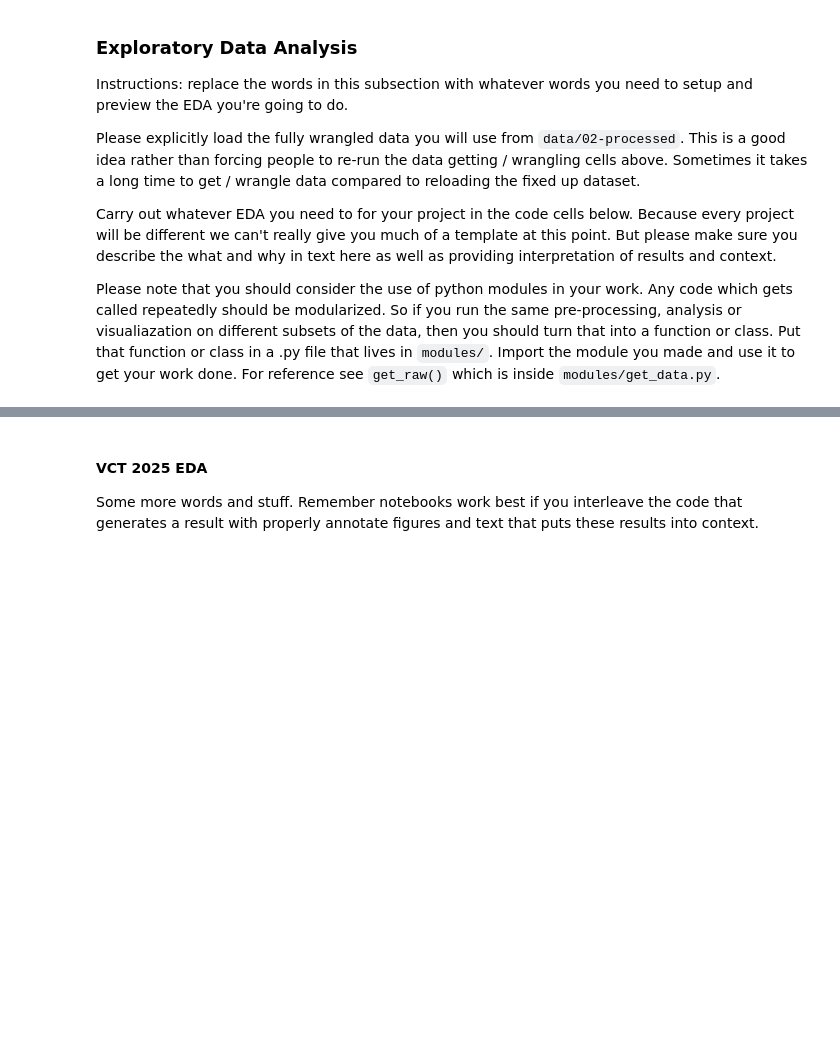
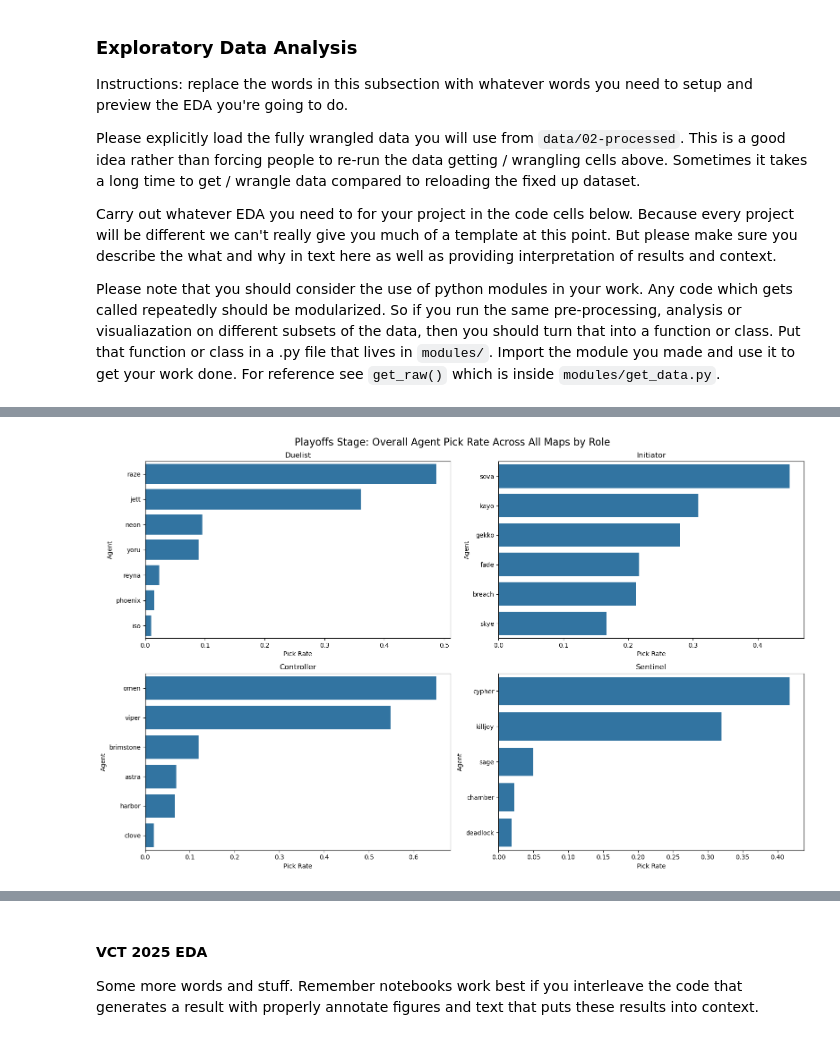
Before and after one commit to keil4ni/vct-2024-analysis, a Jupyter notebook: 02-EDACheckpoint.ipynb, the cells around one changed output, grey strips where cells are left out. Saved outputs shown, nothing was run; the diff lists cells and outputs as text; code cells hidden in the pictures; blank space fills up the shorter version.

```diff
--- a/02-EDACheckpoint.ipynb
+++ b/02-EDACheckpoint.ipynb
@@ -790,0 +1671,4 @@ team_region_map = {
+# %%
+# map roles to agents
+playoffs_overall_agents_pick['Agent Role'] = playoffs_overall_agents_pick['Agent'].map(role_mapping)
+playoffs_overall_agents_pick.head()
@@ -790,0 +1682,55 @@ team_region_map = {
+# %%
+# filter so it's easier to plot by role
+duelist_picks = playoffs_overall_agents_pick[playoffs_overall_agents_pick['Agent Role'] == 'duelist']
+initiator_picks = playoffs_overall_agents_pick[playoffs_overall_agents_pick['Agent Role'] == 'initiator']
+controller_picks = playoffs_overall_agents_pick[playoffs_overall_agents_pick['Agent Role'] == 'controller']
+sentinel_picks = playoffs_overall_agents_pick[playoffs_overall_agents_pick['Agent Role'] == 'sentinel']
+# %%
+# create bar plots comparing agents & their respective pick rates, separated by their role
+fig, axes = plt.subplots(2, 2, figsize = (16, 10))
+
+# duelist
+sns.barplot(
+    data = duelist_picks.sort_values("Pick Rate", ascending = False),
+    x = "Pick Rate",
+    y = "Agent",
+    errorbar = None,
+    ax = axes[0, 0]
+)
+axes[0, 0].set_title("Duelist")
+
+# initiator
+sns.barplot(
+    data = initiator_picks.sort_values("Pick Rate", ascending = False),
+    x = "Pick Rate",
+    y = "Agent",
+    errorbar = None,
+    ax = axes[0, 1]
+)
+axes[0, 1].set_title("Initiator")
+
+# controller
+sns.barplot(
+    data = controller_picks.sort_values("Pick Rate", ascending = False),
+    x = "Pick Rate",
+    y = "Agent",
+    errorbar = None,
+    ax = axes[1, 0]
+)
+axes[1, 0].set_title("Controller")
+
+# sentinel
+sns.barplot(
+    data = sentinel_picks.sort_values("Pick Rate", ascending = False),
+    x = "Pick Rate",
+    y = "Agent",
+    errorbar = None,
+    ax = axes[1, 1]
+)
+axes[1, 1].set_title("Sentinel")
+
+plt.suptitle("Playoffs Stage: Overall Agent Pick Rate Across All Maps by Role", fontsize = 16)
+plt.tight_layout()
+plt.show()
+# %% [output]
+[figure, added]
```
Also changed, not shown: parts of 115 cells of this notebook.
